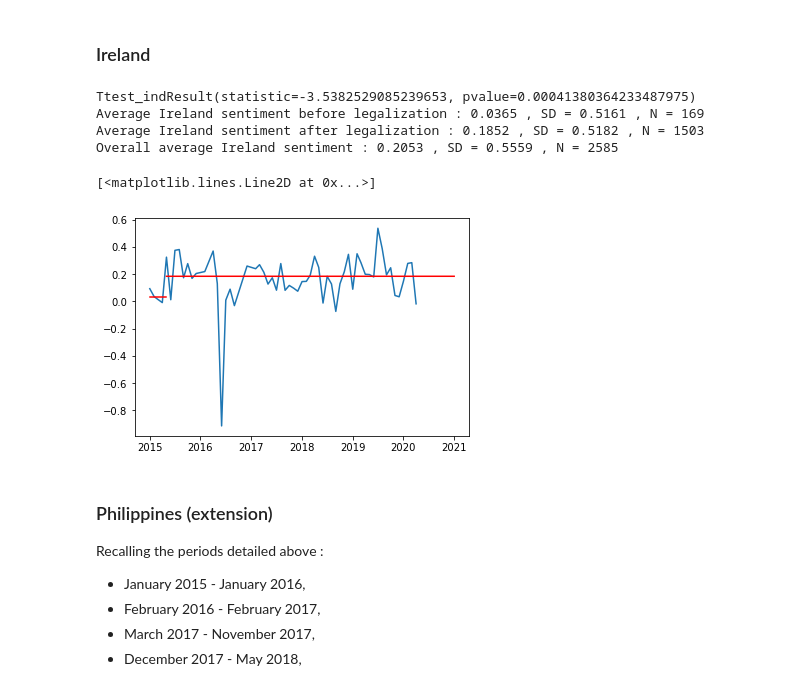
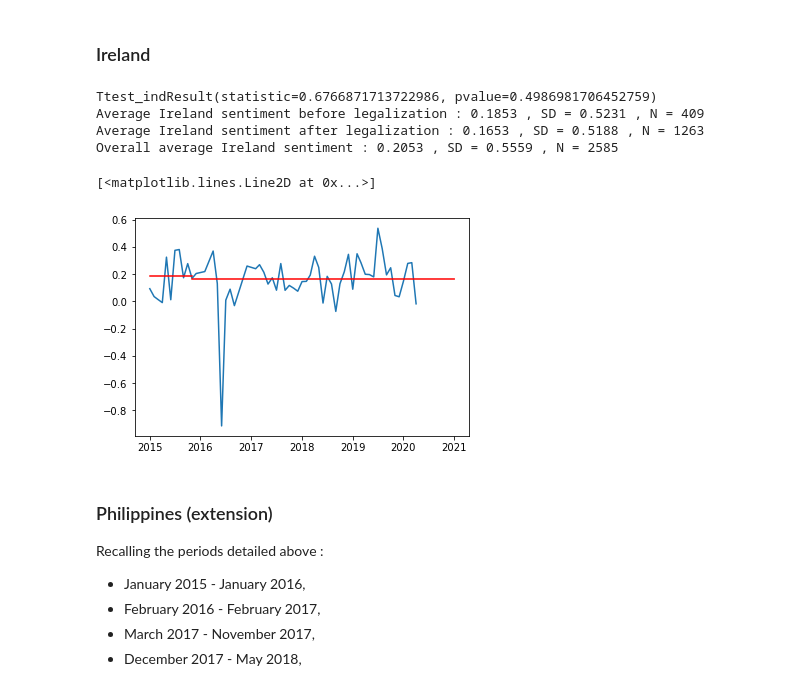
Before and after one commit to epfl-ada/ada-2021-project-fadalbazooka, a Jupyter notebook: research_question_1.ipynb, the cells around one changed output. Cells and saved outputs as stored; diff of their text form; code cells hidden in the pictures.

Commit message:
updated research question 1 (error in IRE legalization date)

```diff
--- a/research_question_1.ipynb
+++ b/research_question_1.ipynb
@@ -236,22 +236,22 @@ Overall average India sentiment : 0.2053 , SD = 0.5559 , N = 2585
 ### Ireland
 # %%
 quotes_IRE = quotes_IRE.set_index(['quote_date'])
-quotes_IRE_before = quotes_IRE.loc['2015-1-1' : '2015-4-30']
-quotes_IRE_after = quotes_IRE.loc['2015-5-1' : '2020-12-31']
+quotes_IRE_before = quotes_IRE.loc['2015-1-1' : '2015-10-31']
+quotes_IRE_after = quotes_IRE.loc['2015-11-1' : '2020-12-31']
 print(stats.ttest_ind(quotes_IRE_before['Sentiment'], quotes_IRE_after['Sentiment']))
 print("Average Ireland sentiment before legalization :", round(quotes_IRE_before['Sentiment'].mean(),4), ", SD =", round(quotes_IRE_before['Sentiment'].std(),4) , ", N =",quotes_IRE_before['Sentiment'].size)
 print("Average Ireland sentiment after legalization :", round(quotes_IRE_after['Sentiment'].mean(),4), ", SD =", round(quotes_IRE_after['Sentiment'].std(),4) , ", N =",quotes_IRE_after['Sentiment'].size)
 print("Overall average Ireland sentiment :", round(quotes_IND['Sentiment'].mean(),4), ", SD =", round(quotes_IND['Sentiment'].std(),4) , ", N =",quotes_IND['Sentiment'].size)
 plt.plot(quotes_IRE.groupby('quote_date').mean()["Sentiment"])
-plt.plot(pd.date_range(start="2015-1-1",end="2015-4-30"),quotes_IRE_before['Sentiment'].mean() * np.ones(1+(pd.to_datetime("2015-4-30")-pd.to_datetime("2015-1-1")).days),'r')
-plt.plot(pd.date_range(start="2015-5-1",end="2020-12-31"),quotes_IRE_after['Sentiment'].mean() *np.ones(1+(pd.to_datetime("2020-12-31")-pd.to_datetime("2015-5-1")).days),'r')
+plt.plot(pd.date_range(start="2015-1-1",end="2015-10-31"),quotes_IRE_before['Sentiment'].mean() * np.ones(1+(pd.to_datetime("2015-10-31")-pd.to_datetime("2015-1-1")).days),'r')
+plt.plot(pd.date_range(start="2015-11-1",end="2020-12-31"),quotes_IRE_after['Sentiment'].mean() *np.ones(1+(pd.to_datetime("2020-12-31")-pd.to_datetime("2015-11-1")).days),'r')
 # %% [output]
-Ttest_indResult(statistic=-3.5382529085239653, pvalue=0.00041380364233487975)
-Average Ireland sentiment before legalization : 0.0365 , SD = 0.5161 , N = 169
-Average Ireland sentiment after legalization : 0.1852 , SD = 0.5182 , N = 1503
+Ttest_indResult(statistic=0.6766871713722986, pvalue=0.4986981706452759)
+Average Ireland sentiment before legalization : 0.1853 , SD = 0.5231 , N = 409
+Average Ireland sentiment after legalization : 0.1653 , SD = 0.5188 , N = 1263
 Overall average Ireland sentiment : 0.2053 , SD = 0.5559 , N = 2585
 [<matplotlib.lines.Line2D at 0x...>]
-[figure, old version]
+[figure, new version]
 # %% [markdown]
 ### Philippines (extension)
 
```
Also changed, not shown: parts of 5 cells of this notebook.
